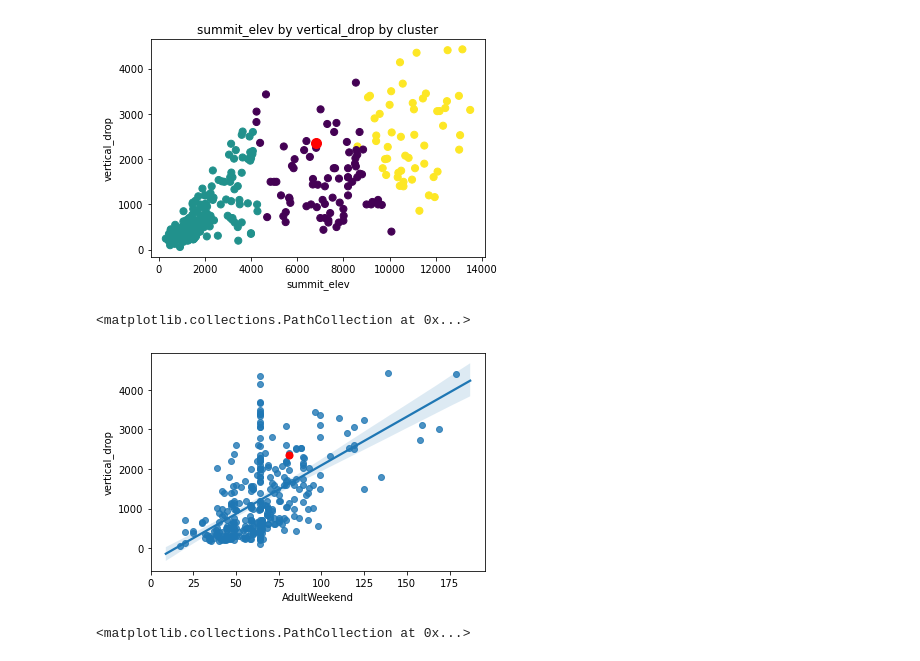
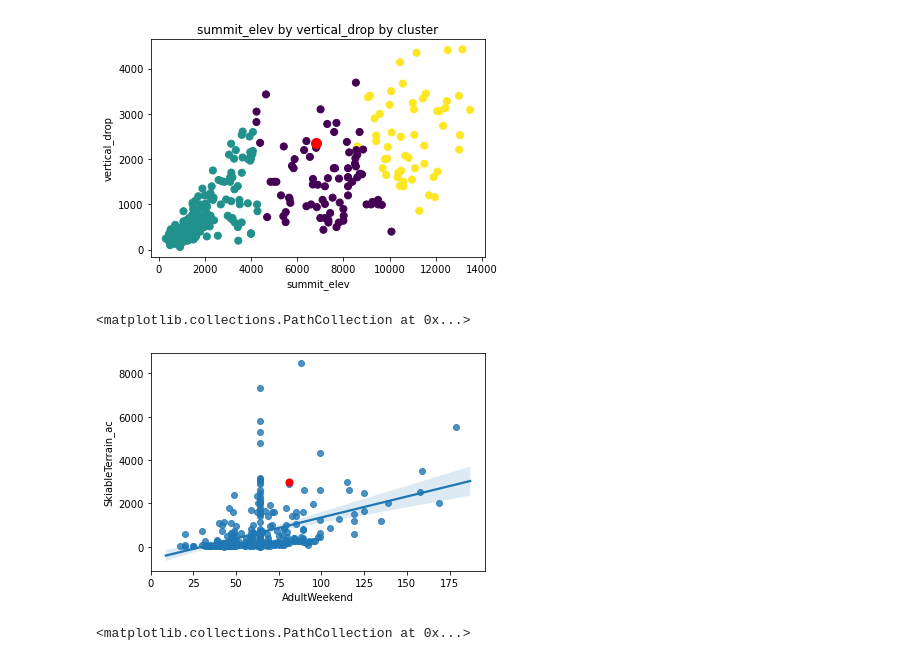
Before and after one commit to mkosik89/Springboard, a Jupyter notebook: GuidedCapstone/Notebook_stepsix.ipynb, the cells around one changed output. Saved outputs shown, nothing was run; the diff lists cells and outputs as text; code cells hidden in the pictures.

```diff
--- a/GuidedCapstone/Notebook_stepsix.ipynb
+++ b/GuidedCapstone/Notebook_stepsix.ipynb
@@ -154,11 +168,11 @@ plt.savefig('figures/fig1.png',bbox_inches='tight')
 # %% [output]
 [figure]
 # %%
-sns.regplot(x="AdultWeekend", y="vertical_drop", data=df)
-plt.scatter(x="AdultWeekend", y="vertical_drop", data=bm, c='red',s=50)
+sns.regplot(x="AdultWeekend", y="SkiableTerrain_ac", data=df[df['SkiableTerrain_ac']<25000])
+plt.scatter(x="AdultWeekend", y="SkiableTerrain_ac", data=bm, c='red',s=50)
 # %% [output]
 <matplotlib.collections.PathCollection at 0x...>
-[figure, old version]
+[figure, new version]
 # %%
 sns.regplot(x="AdultWeekend", y="LongestRun_mi", data=df)
 plt.scatter(x="AdultWeekend", y="LongestRun_mi", data=bm, c='red',s=50)
```
Also changed, not shown: parts of 4 cells of this notebook, 16 other files.
